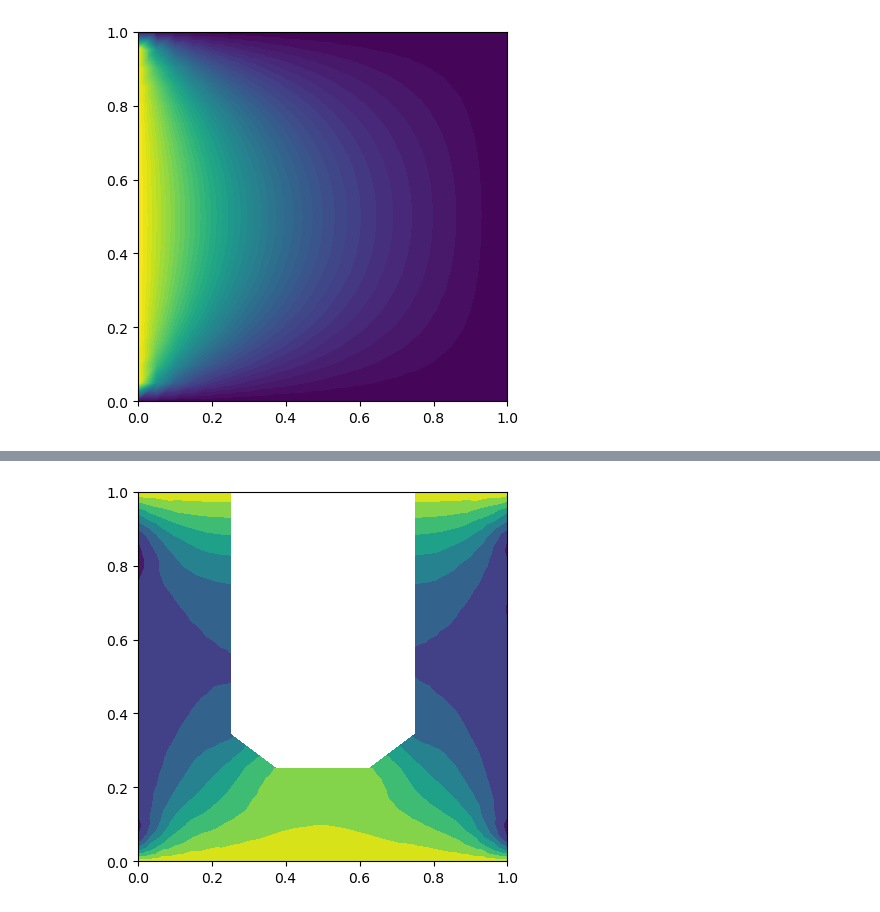
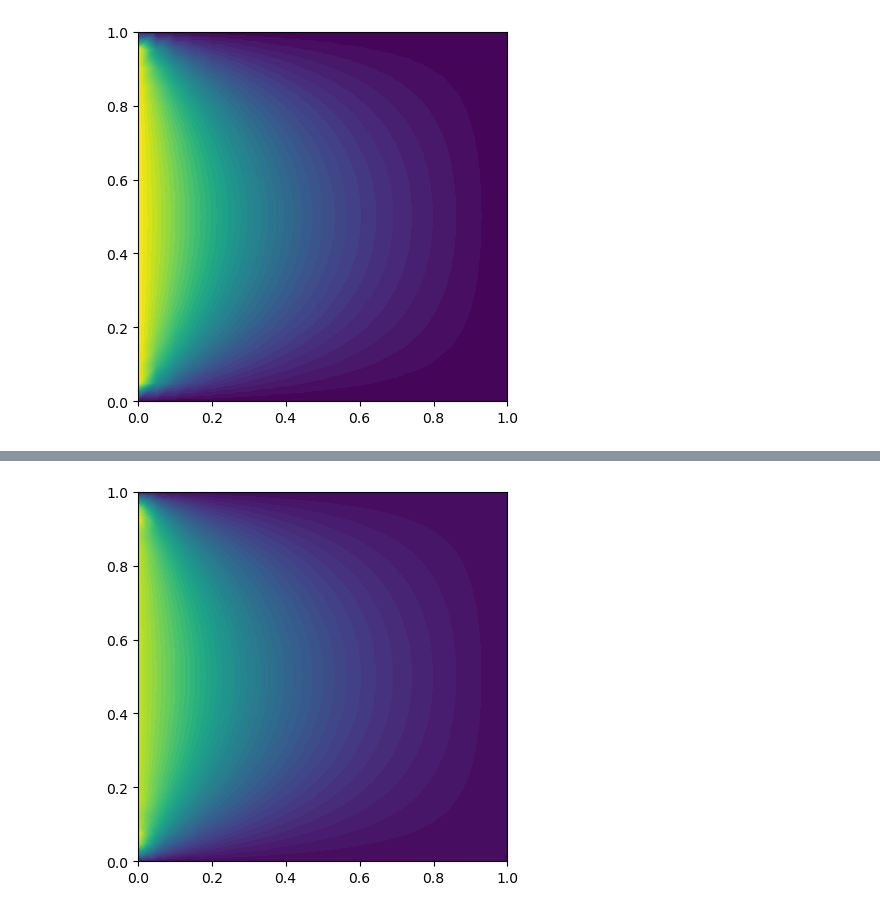
Before and after one commit to stephen-huan/10708-project, a Jupyter notebook: anthony.ipynb, the cells around one changed output, grey strips where cells are left out. Drawn from its saved outputs; the diff is of its cells as text; code cells hidden in the pictures.

```diff
--- a/anthony.ipynb
+++ b/anthony.ipynb
@@ -383,4 +417,4 @@ plot_mesh_1(u_np, coord_map)
-# %%
-plot_mesh_2(u_np, coord_map, eps=.2)
-# %% [output]
-[figure, removed]
+# %%
+plot_mesh_1(u_np, coord_map) # for square mtri does a good job
+# %% [output]
+[figure, added]
```
Also changed, not shown: parts of 4 cells of this notebook.
